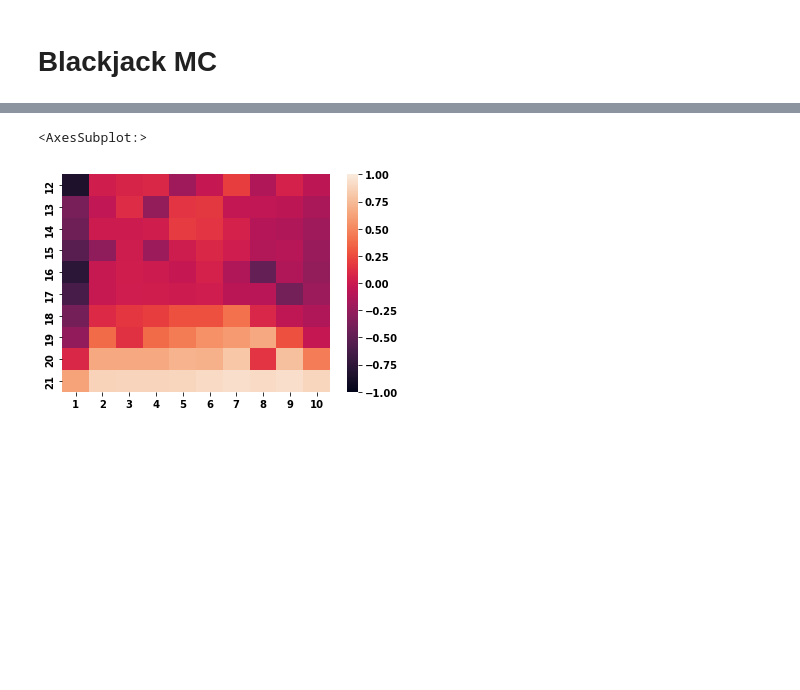
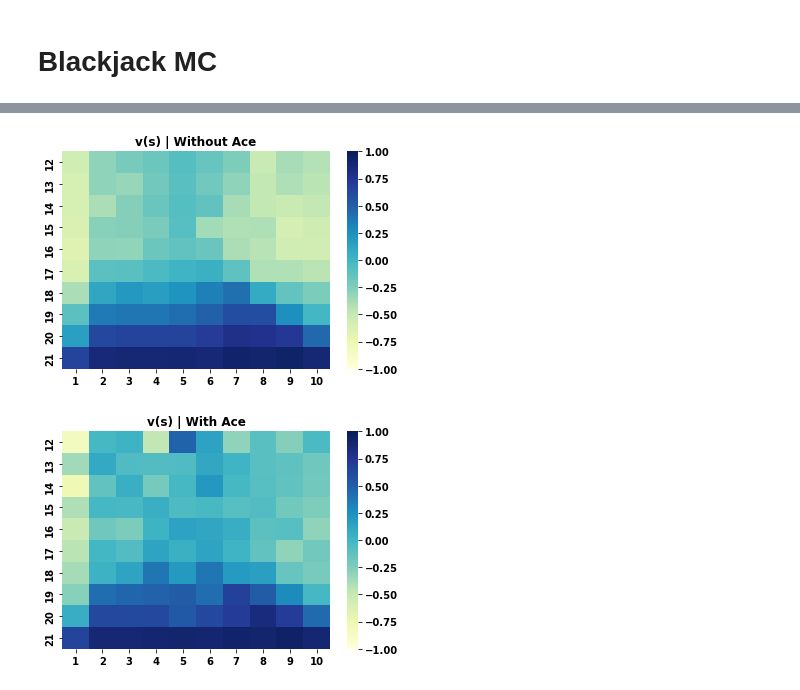
Before and after one commit to WHITSNAK/rflearn, a Jupyter notebook: notebooks/chapter 5.ipynb, the cells around one changed output, grey strips where cells are left out. Saved outputs shown, nothing was run; the diff lists cells and outputs as text; code cells hidden in the pictures; blank space fills up the shorter version.

```diff
--- a/notebooks/chapter 5.ipynb
+++ b/notebooks/chapter 5.ipynb
@@ -70,9 +77,6 @@ def fix_policy(env, threshold=20):
             policy.append([1, 0])
     policy = np.array(policy).astype('float')
     return policy
-
-def random_policy(env):
-    return np.ones(shape=(len(env.S), len(env.A))) / len(env.A)
 # %%
 game = BlackJack(debug=False)
 value = np.zeros(shape=len(game.S))
@@ -80,4 +84,4 @@ value = np.zeros(shape=len(game.S))
 policy = random_policy(game)
 
 mc_model = MCEpsilonSoft(game, value, policy)
-mc_model.fit(gamma=1, epsilon=0.01)
+mc_model.fit(gamma=1, epsilon=0.01, kbatch=30)
@@ -101,7 +107,13 @@ cnts.index = idx
 # %%
 import seaborn as sns
 
-sns.heatmap(np.round(v_vals.unstack(), 2).T[True].T, vmin=-1, vmax=1)
+d = np.round(v_vals.unstack(), 2).T
+sns.heatmap(d[False].T, vmin=-1, vmax=1, cmap="YlGnBu")
+plt.title('v(s) | Without Ace')
+plt.show()
+sns.heatmap(d[True].T, vmin=-1, vmax=1, cmap="YlGnBu")
+plt.title('v(s) | With Ace')
+plt.show()
 # %% [output]
-<AxesSubplot:>
-[figure, old version]
+[figure, new version]
+[figure, added]
```
Also changed, not shown: parts of 10 cells of this notebook, 3 other files.
